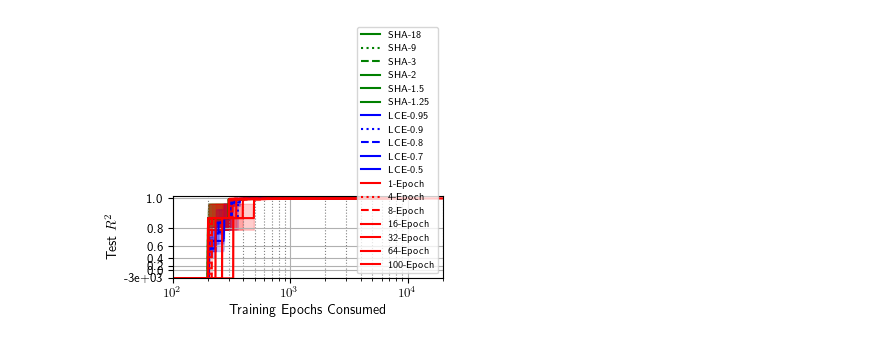
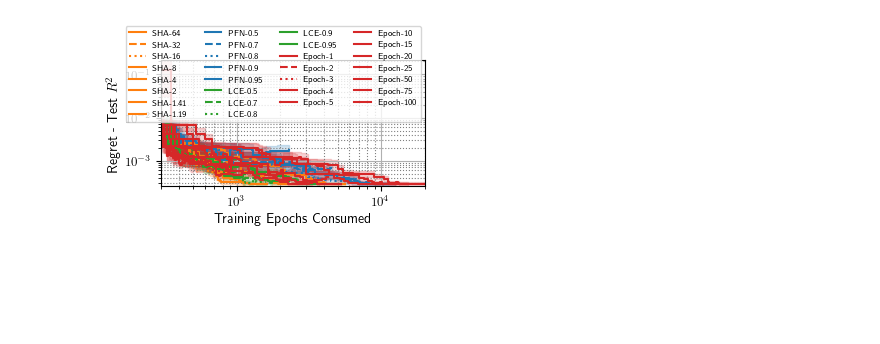
Before and after one commit to fmohr/lcdb, a Jupyter notebook: publications/2024-neurocom/multi-fidelity-hpo/experiments/hpobench_tabular/analysis.ipynb, the cells around one changed output. Drawn from its saved outputs; the diff is of its cells as text; code cells hidden in the pictures; blank space fills up the shorter version.

```diff
--- a/publications/2024-neurocom/multi-fidelity-hpo/experiments/hpobench_tabular/analysis.ipynb
+++ b/publications/2024-neurocom/multi-fidelity-hpo/experiments/hpobench_tabular/analysis.ipynb
@@ -188,6 +204,8 @@ def process(df, mode="max", topk_tournament=None, filter_duplicates=False, max_b
 max_evals = exp.max_evals
 max_budget = exp.max_budget
 plot_val = False
+plot_pf = True
+plot_regret = True
 # %%
 # https://matplotlib.org/stable/tutorials/colors/colormaps.html#lightness-of-matplotlib-colormaps
 cmap = mpl.colormaps["tab10"]
@@ -198,12 +216,13 @@ plt.figure(figsize=figsize)
 
 pf_x = []
 pf_y = []
-y_min_all = 0.0
+
+y_max_all = -np.inf
+y_min_all = np.inf
 
 for i, (stopper, stopper_items) in enumerate(data.items()):
     for j, (stopper_args, dfs) in enumerate(stopper_items.items()):
         print(stopper, stopper_args)
-        # color = cmap(i)
         color = map_stopper_to_color.get(stopper, cmap(i))
         linestyle = linestyle_list.get(j, "-")
 
@@ -217,39 +236,42 @@ for i, (stopper, stopper_items) in enumerate(data.items()):
             ),
             dfs,
         )
-        x_max_j = 0
-        x_min_j = max_evals * max_budget
+        x_list = []
         y_list = []
         for j, df in enumerate(dfs_processed):
             x = df["m:budget_cumsum"].to_numpy()
-            x_max_j = max(x[-1], x_max_j)
-            x_min_j = min(x[0], x_min_j)
 
             if plot_val:
                 y = df.loc[df["max_idx"]]["m:objective_val"].values
             else:
                 y = df.loc[df["max_idx"]]["m:objective_test"].values
-            f = interp1d(x, y, kind="previous", fill_value="extrapolate")
-            # f = interp1d(x, y, kind="previous", bounds_error=False, fill_value=(np.nan, y[-1]))
-            y = f(x_space)
 
+            x_list.append(x)
             y_list.append(y)
 
-        mask = (x_space >= x_min_j) & (x_space <= x_max_j)
-        x = x_space[mask]
+        x_list = np.asarray(x_list)
         y_list = np.asarray(y_list)
-        y_list = y_list[:, mask]
+
+        x_mean = np.mean(x_list, axis=0)
+        x_stde = np.std(x_list, axis=0) / np.sqrt(x_list.shape[0])
+
+        # regret
+        if plot_regret:
+            y_list = 1 - y_list
         y_mean = np.mean(y_list, axis=0)
+
         y_stde = np.std(y_list, axis=0) / np.sqrt(y_list.shape[0])
         y_min = y_mean - y_stde
         y_max = y_mean + y_stde
 
-        y_min_all = min(y_min_all, np.min(y_min))
+        mask = x_mean >= max_budget * 3
+        y_max_all = max(y_max_all, np.max(y_max[mask]))
+        y_min_all = min(y_min_all, np.min(y_min[mask]))
 
-        data_y_final[stopper].append([x[-1], -y_mean[-1], y_stde[-1]])
+        data_y_final[stopper].append([x_mean[-1], y_mean[-1], x_stde[-1], y_stde[-1]])
 
-        plt.plot(
-            x,
+        plt.step(
+            x_mean,
             y_mean,
             # linestyle=map_stopper_to_linestyle[stopper],
             linestyle=linestyle,
@@ -257,46 +279,45 @@ for i, (stopper, stopper_items) in enumerate(data.items()):
             label=f"{map_stopper_to_label[stopper].format(stopper_args)}",
         )
         plt.fill_between(
-            x,
+            x_mean,
             y_min,
             y_max,
+            step="pre",
             alpha=0.2,
             color=color,
         )
 
+        # for i, y in enumerate(y_list):
+        #     plt.plot(x, y, label=f"{i}")
+
 plt.xlabel("Training Epochs Consumed")
 if plot_val:
-    plt.ylabel("Validation $R^2$")
+    plt.ylabel("Regret - Validation $R^2$")
 else:
-    plt.ylabel("Test $R^2$")
-plt.xlim(max_budget, max_budget * max_evals)
-plt.ylim(0, 1)
+    plt.ylabel("Regret - Test $R^2$")
+plt.xlim(max_budget * 3, max_budget * max_evals)
 plt.grid()
 plt.grid(visible=True, which="minor", color="gray", linestyle=":")
 # plt.legend(ncol=3, fontsize=7)
-plt.legend(ncol=1, fontsize=7, loc="lower right")
-# plt.savefig(os.path.join(exp.task, "curves.jpg"), dpi=300, bbox_inches="tight")
+# plt.legend(ncol=3, fontsize=7, loc="upper right")
+ax = plt.gca()
+h, l = ax.get_legend_handles_labels()
+# h, l = h[:4], l[:4]
+# h, l = h[6:], l[6:]
+plt.legend(handles=h, labels=l, ncol=4, loc="upper right", bbox_to_anchor=(1.0, 1.3), fontsize=6)
 plt.xscale("log")
+plt.yscale("log")
 
-def forward(x):
-    x = np.power(10, x)
-    return x
+plt.ylim(y_min_all, y_max_all)
 
-def inverse(x):
-    x = np.log(x) / np.log(10)
-    return x
-
-
-plt.yscale("function", functions=(forward, inverse))
-plt.ylim(y_min_all, 1.01)
-ax = plt.gca()
-if y_min_all < 0:
-    ax.yaxis.set_major_locator(mpl.ticker.FixedLocator([y_min_all, 0.0, 0.2, 0.4, 0.6, 0.8, 1.0]))
-    ax.yaxis.set_major_formatter(mpl.ticker.FixedFormatter([f"{y_min_all:.0e}", "0.0", "0.2", "0.4", "0.6", "0.8", "1.0"]))
-else:
-    ax.yaxis.set_major_locator(mpl.ticker.FixedLocator([0.0, 0.2, 0.4, 0.6, 0.8, 1.0]))
-    ax.yaxis.set_major_formatter(mpl.ticker.FixedFormatter(["0.0", "0.2", "0.4", "0.6", "0.8", "1.0"]))
-# plt.savefig(os.path.join(exp.task, "curves_log.jpg"), dpi=300, bbox_inches="tight")
-# plt.savefig(os.path.join(exp.task, "curves_log_all.jpg"), dpi=300, bbox_inches="tight")
+if not (plot_pf):
+    if plot_val:
+        plt.savefig(
+            os.path.join(exp.task, "curves_log_val.jpg"), dpi=300, bbox_inches="tight"
+        )
+    else:
+        plt.savefig(
+            os.path.join(exp.task, "curves_log_test.jpg"), dpi=300, bbox_inches="tight"
+        )
 plt.show()
 # %% [output]
@@ -320,5 +340,5 @@ deephyper.stopper.ConstantStopper 64
 deephyper.stopper.ConstantStopper 100
-[figure, old version]
+[figure, new version]
 # %%
 from deephyper.skopt.moo import pareto_front
 
```
Also changed, not shown: parts of 4 cells of this notebook, 47 other files.
